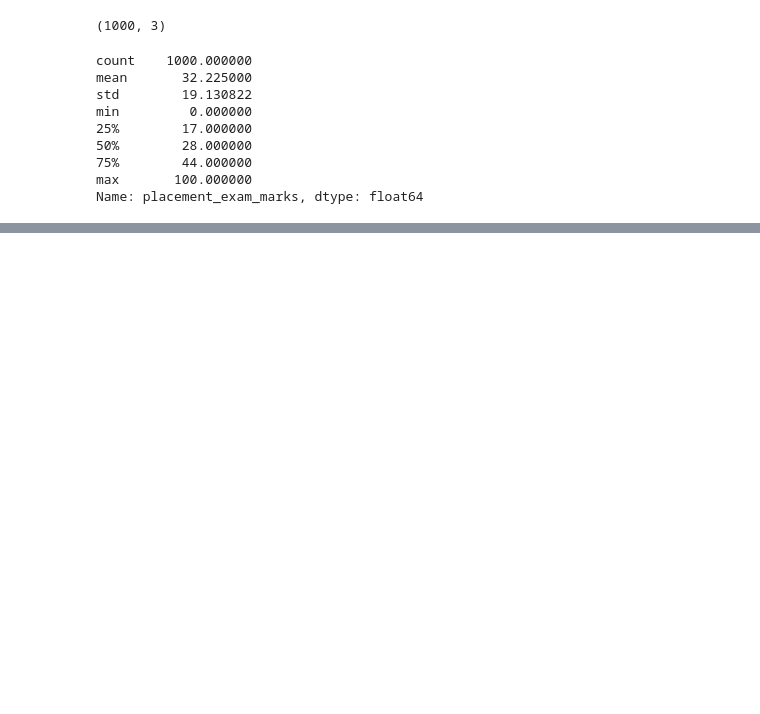
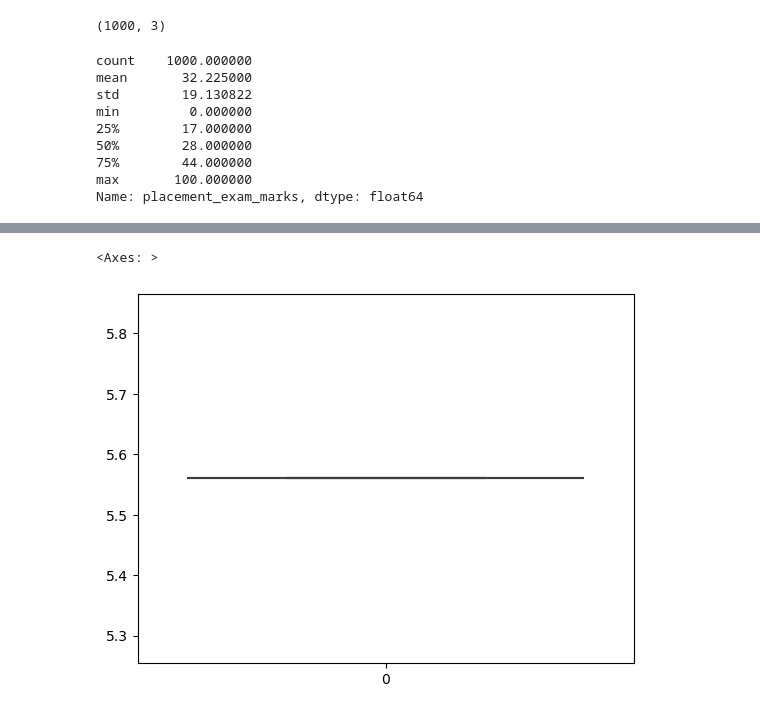
Before and after one commit to shiv-1234567/Feature-Engineering-, a Jupyter notebook: outlier detection.ipynb, the cells around one changed output, grey strips where cells are left out. Saved outputs shown, nothing was run; the diff lists cells and outputs as text; code cells hidden in the pictures; blank space fills up the shorter version.

```diff
--- a/outlier detection.ipynb
+++ b/outlier detection.ipynb
@@ -148,0 +222,2 @@ Name: placement_exam_marks, dtype: float64
+# %%
+df['cgpa']=winsorize(df['cgpa'],limits=[0.01,0.99],inplace=False,nan_policy='propagate')
@@ -148,0 +236,5 @@ Name: placement_exam_marks, dtype: float64
+# %%
+sns.boxplot(df['cgpa'])# no outlier
+# %% [output]
+<Axes: >
+[figure, added]
```
Also changed, not shown: parts of 16 cells of this notebook.
